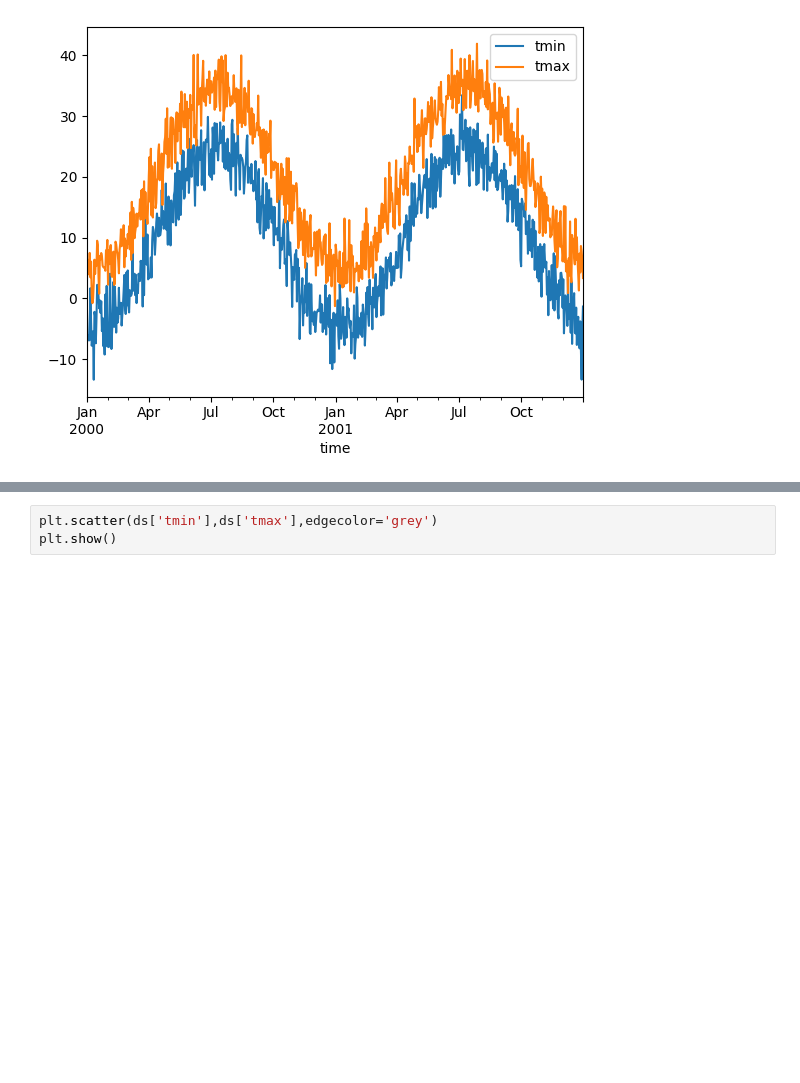
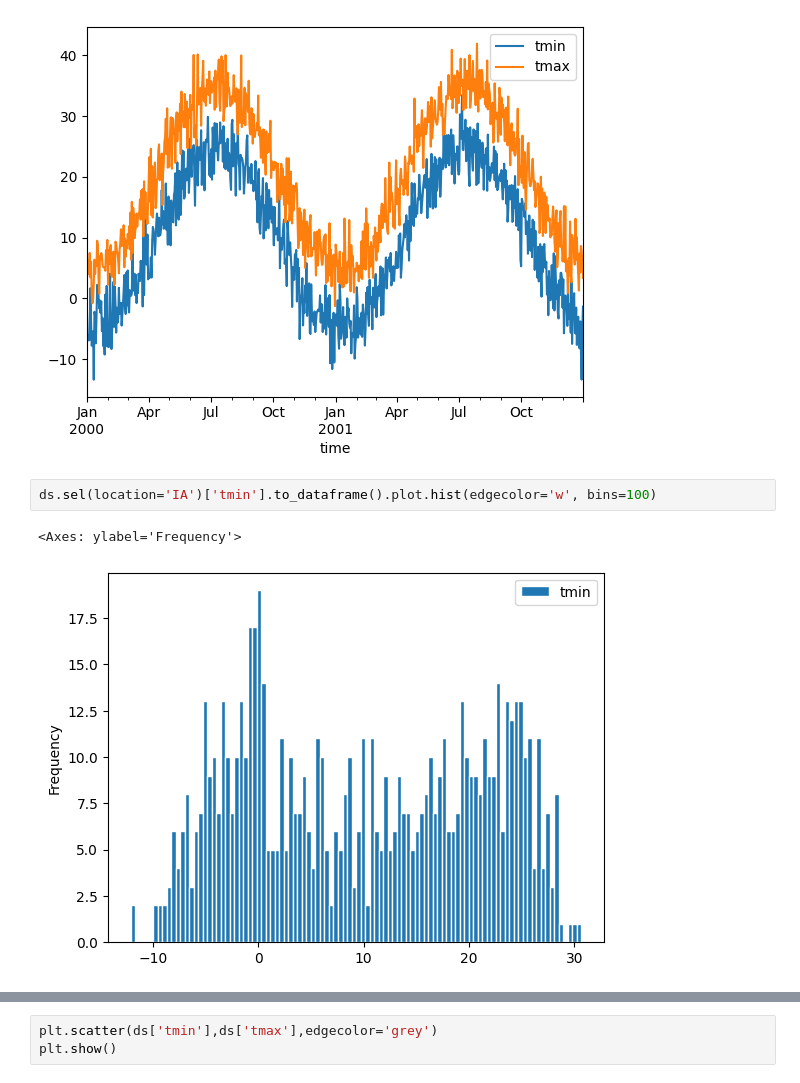
Before and after one commit to mariajmolina/UMDAOSC650, a Jupyter notebook: data_processing.ipynb, the cells around one changed output, grey strips where cells are left out. Drawn from its saved outputs; the diff is of its cells as text; blank space fills up the shorter version.

```diff
--- a/data_processing.ipynb
+++ b/data_processing.ipynb
@@ -100,4 +111,9 @@ plt.show()
 [figure]
 [figure]
 [figure]
+# %%
+ds.sel(location='IA')['tmin'].to_dataframe().plot.hist(edgecolor='w', bins=100)
+# %% [output]
+<Axes: ylabel='Frequency'>
+[figure, added]
 # %%
```
Also changed, not shown: parts of 18 cells of this notebook.
